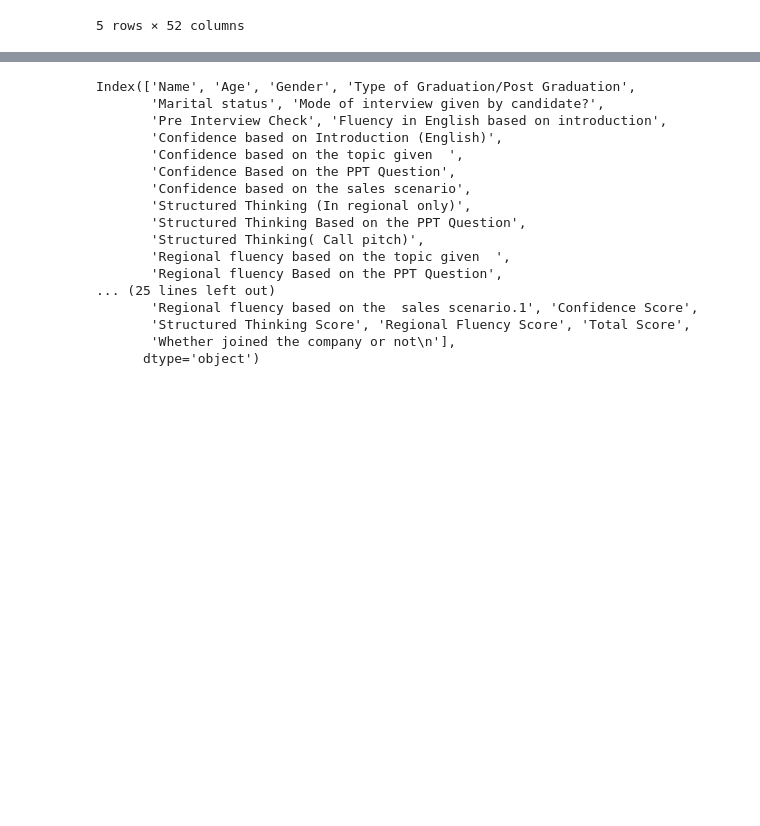
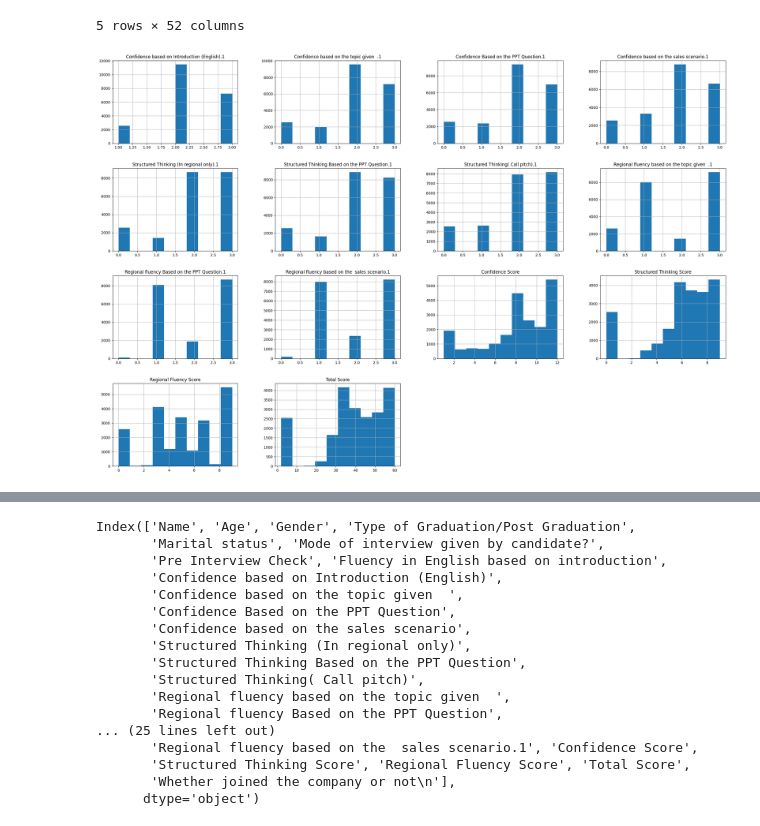
Before and after one commit to PrabhjeeSingh/MLInterview-Selection-Project, a Jupyter notebook: main.ipynb, the cells around one changed output, grey strips where cells are left out. Cells and saved outputs as stored; diff of their text form; code cells hidden in the pictures; blank space fills up the shorter version.

```diff
--- a/main.ipynb
+++ b/main.ipynb
@@ -24,3 +25,8 @@ data_df.head()
 | 3 | aswalu | 22 | Male | B.E / B-Tech | Unmarried | Laptop | ... |
 | 4 | aniket | 22 | Male | BA/MA | Unmarried | Mobile | ... |
 5 rows × 52 columns
+# %%
+data_df.hist(figsize=(30,20))
+plt.show()
+# %% [output]
+[figure, added]
```
Also changed, not shown: parts of 35 cells of this notebook, 1 other file.
